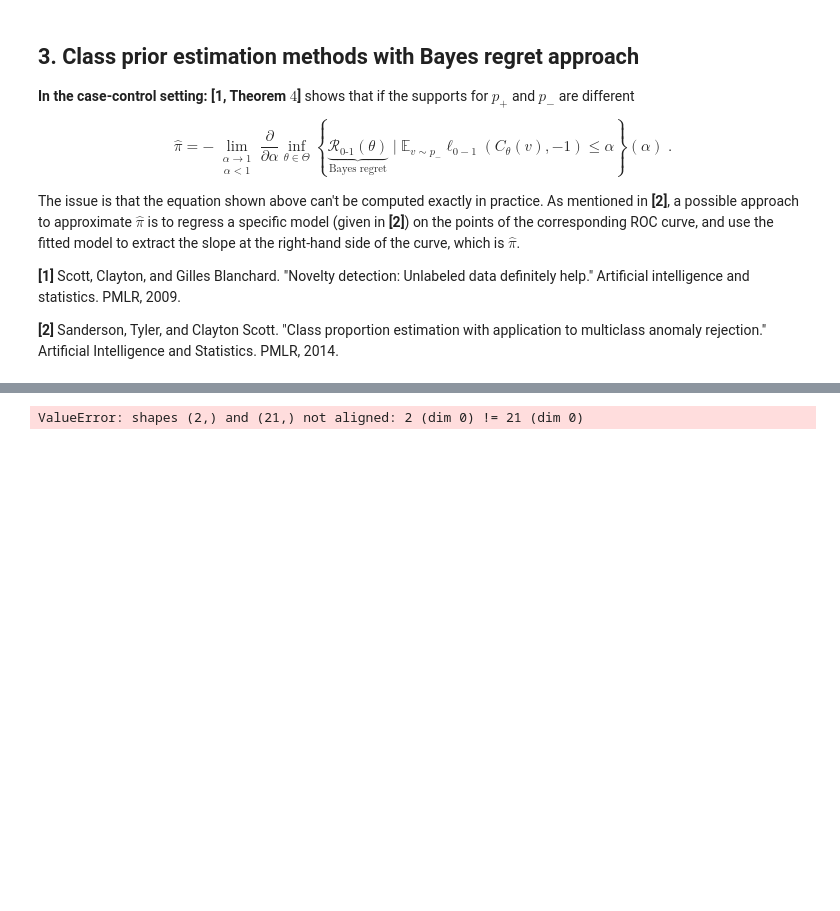
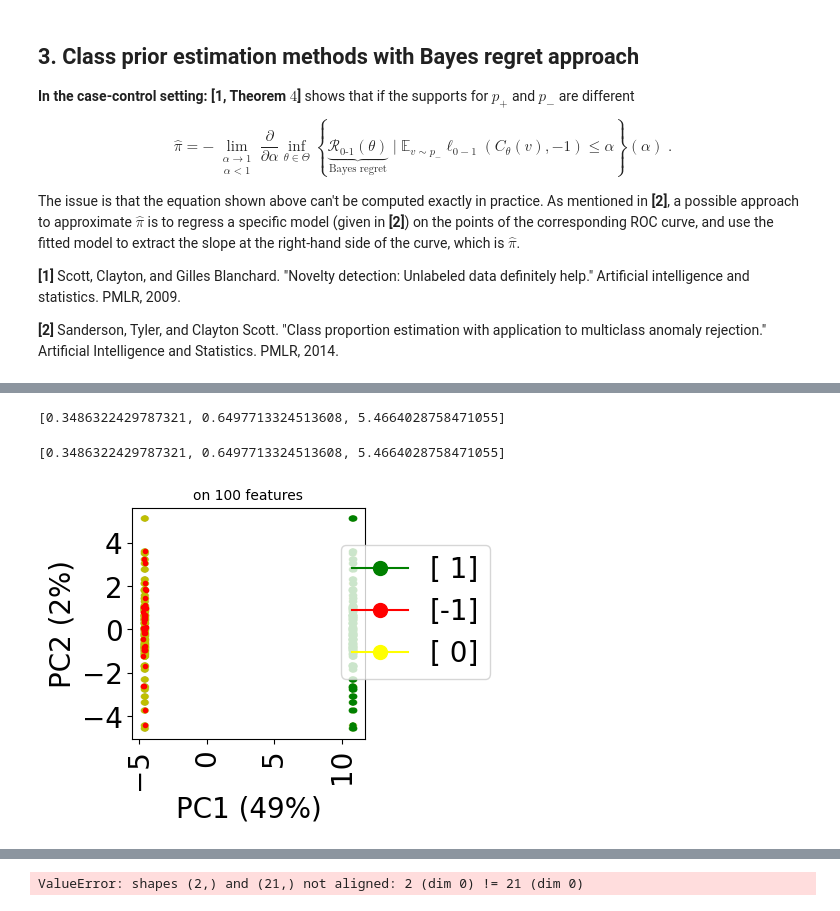
Before and after one commit to jaybee84/benchscofi, a Jupyter notebook: Class prior estimation.ipynb, the cells around one changed output, grey strips where cells are left out. Saved outputs shown, nothing was run; the diff lists cells and outputs as text; code cells hidden in the pictures; blank space fills up the shorter version.

```diff
--- a/Class prior estimation.ipynb
+++ b/Class prior estimation.ipynb
@@ -507,0 +461,17 @@ pi_star
+# %%
+## Obtained with predict_proba in pulearn, but do not belong to [0,1]...
+print([f(model.predict_proba(X_test)) for f in [np.min, np.mean, np.max]])
+
+c = model.c ## = P(y=1|s=1) computed on hold-out datapoints
+proba_test = model.estimator.predict_proba(X_test)[:,1] ## = P(y=1|x) class 1
+## (assuming that the given labels y are the true labels s in a non PU learning setting)
+proba_test_pu = proba_test/c ## =P(s=1|x)=P(y=1|x)/c (Lemma 1 in the paper [Elkan et Noto, 2008])
+[f(proba_test_pu) for f in [np.min, np.mean, np.max]] ## l. 247 predict_proba
+# %% [output]
+[0.3486322429787321, 0.6497713324513608, 5.4664028758471055]
+[0.3486322429787321, 0.6497713324513608, 5.4664028758471055]
+# %%
+casecontrol_dt.visualize(withzeros=True, figsize=(3,3)) # we expect that for SVM it should be a hard instance
+## however, PU methods should be OK, as unlabeled negatives are clearly different from (un)labeled positives
+# %% [output]
+[figure, added]
```
Also changed, not shown: parts of 39 cells of this notebook, 3 other files.
